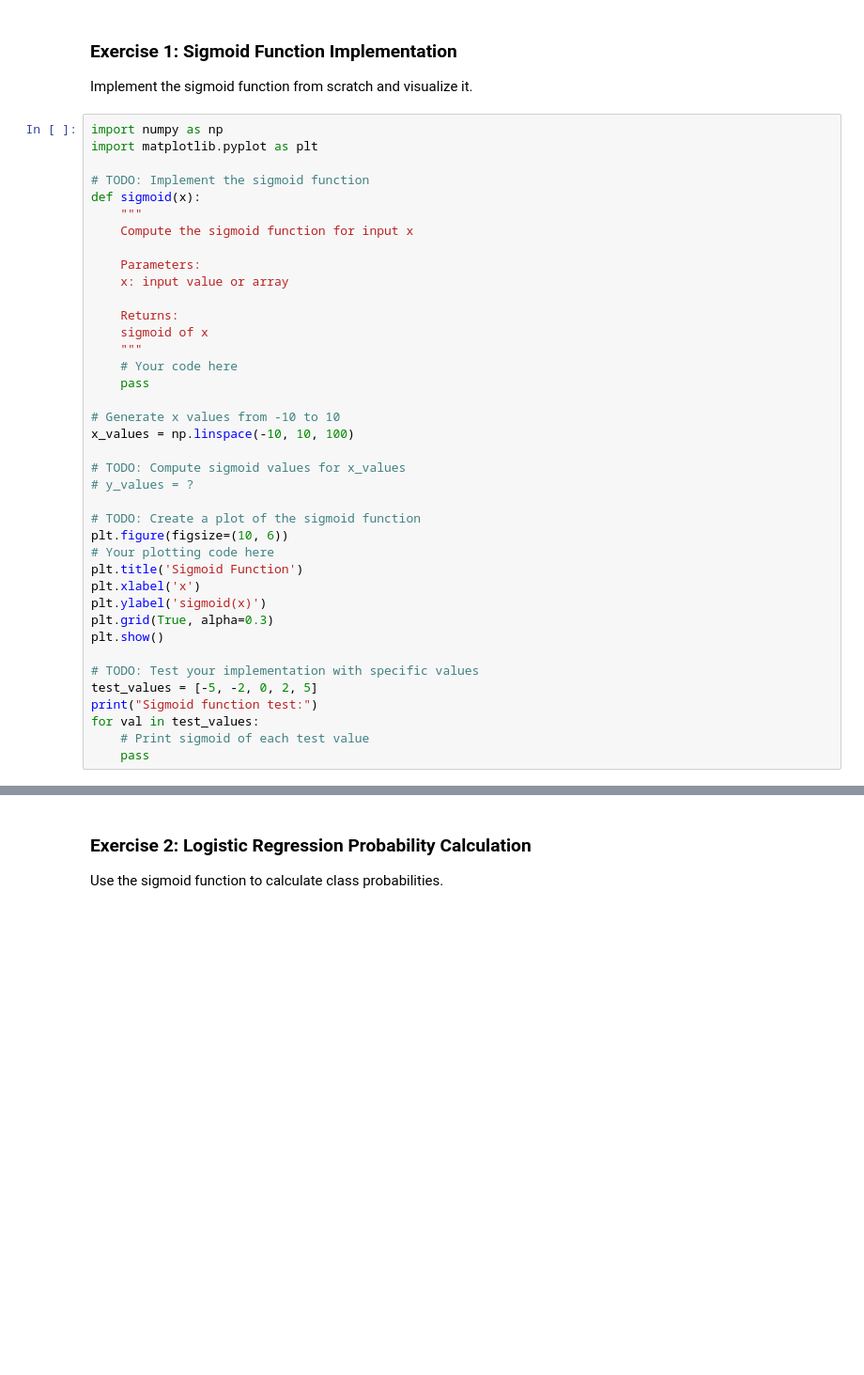
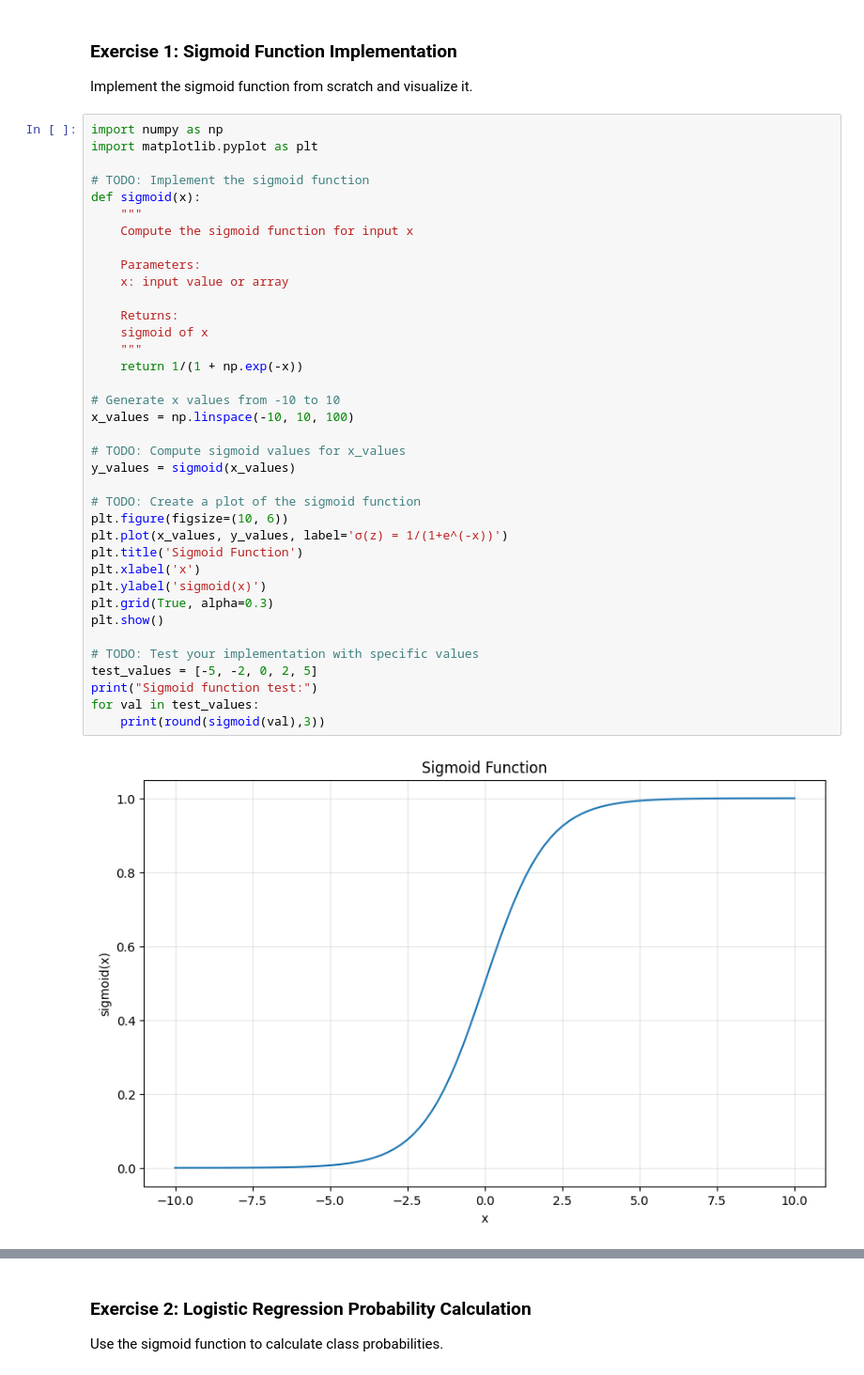
Before and after one commit to ejc9378/Fall-2025-Data-Science-Bootcamp, a Jupyter notebook: Week 8 HW.ipynb, the cells around one changed output, grey strips where cells are left out. Shown at 94% size. Cells and saved outputs as stored; diff of their text form; blank space fills up the shorter version.

```diff
--- a/Week 8 HW.ipynb
+++ b/Week 8 HW.ipynb
@@ -15,36 +15,36 @@ import matplotlib.pyplot as plt
 
 # TODO: Implement the sigmoid function
 def sigmoid(x):
     """
     Compute the sigmoid function for input x
 
     Parameters:
     x: input value or array
 
     Returns:
     sigmoid of x
     """
-    # Your code here
-    pass
+    return 1/(1 + np.exp(-x))
 
 # Generate x values from -10 to 10
 x_values = np.linspace(-10, 10, 100)
 
 # TODO: Compute sigmoid values for x_values
-# y_values = ?
+y_values = sigmoid(x_values)
 
 # TODO: Create a plot of the sigmoid function
 plt.figure(figsize=(10, 6))
-# Your plotting code here
+plt.plot(x_values, y_values, label='σ(z) = 1/(1+e^(-x))')
 plt.title('Sigmoid Function')
 plt.xlabel('x')
 plt.ylabel('sigmoid(x)')
 plt.grid(True, alpha=0.3)
 plt.show()
 
 # TODO: Test your implementation with specific values
 test_values = [-5, -2, 0, 2, 5]
 print("Sigmoid function test:")
 for val in test_values:
-    # Print sigmoid of each test value
-    pass
+    print(round(sigmoid(val),3))
+# %% [output]
+[figure, added]
```
Also changed, not shown: parts of 4 cells of this notebook.
